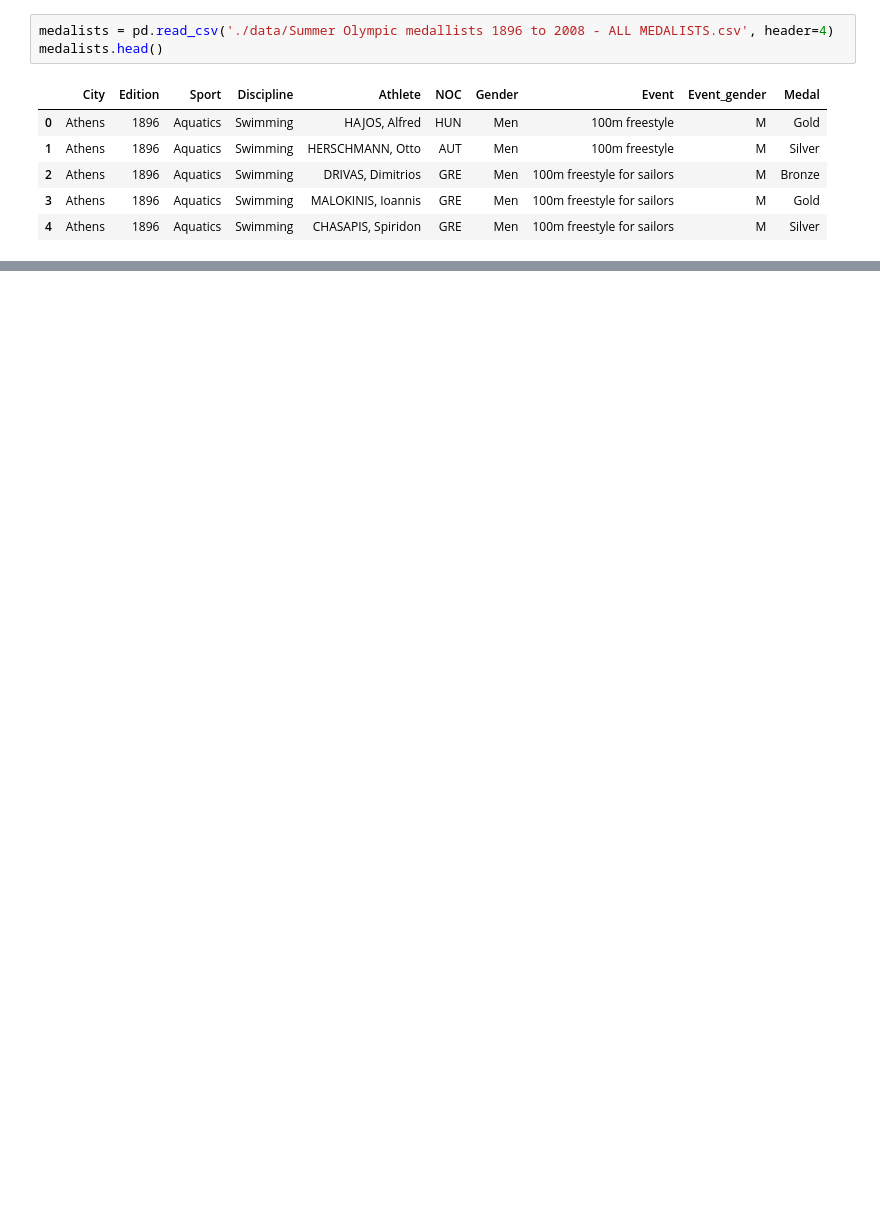
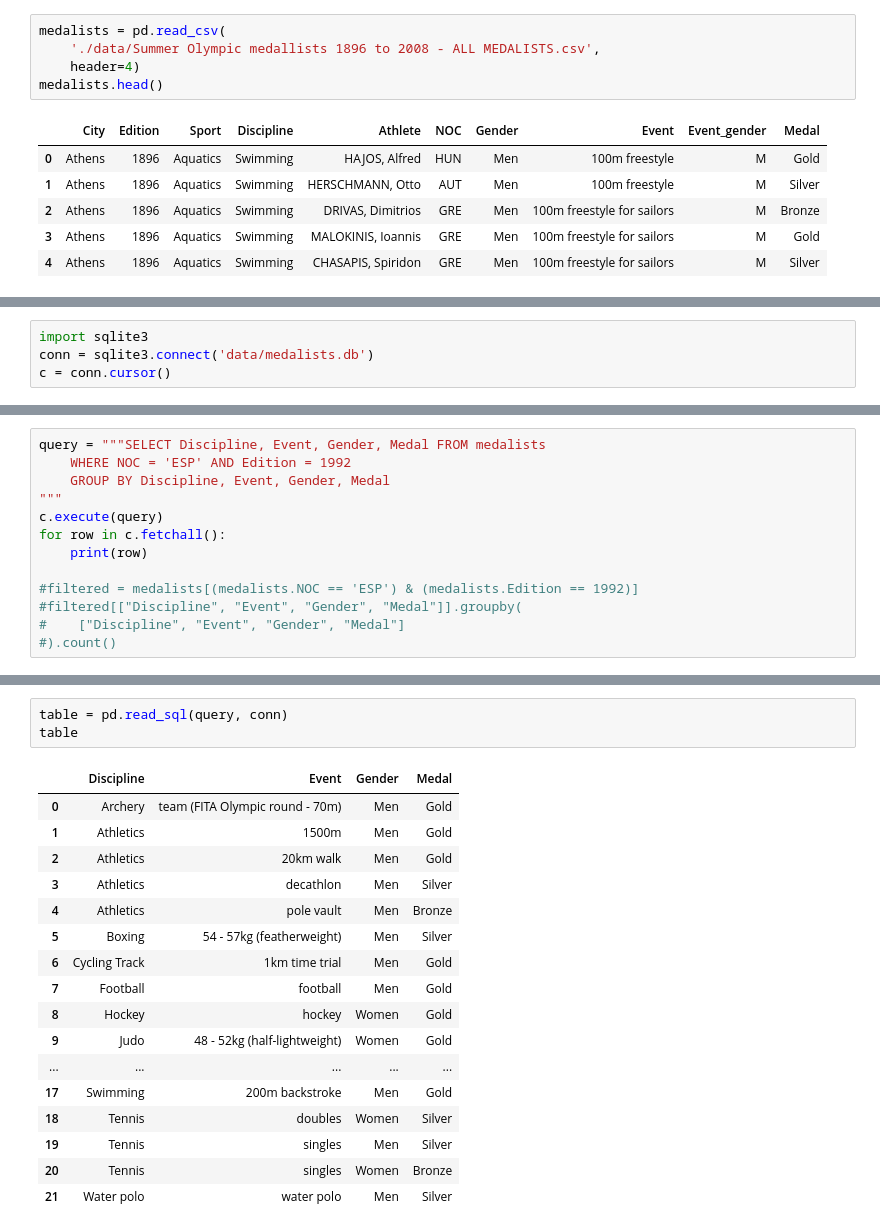
Before and after one commit to ekergy/jupyter_notebooks, a Jupyter notebook: curso/5-Pandas.ipynb, the cells around one changed output, grey strips where cells are left out. Saved outputs shown, nothing was run; the diff lists cells and outputs as text; blank space fills up the shorter version.

```diff
--- a/curso/5-Pandas.ipynb
+++ b/curso/5-Pandas.ipynb
@@ -68,7 +93,9 @@ trends[trends.Sport == "Trampolining"]
 # %% [markdown]
 Rosie McLennan (Canadá) ganó el oro femenino en gimnasia de trampolín
 # %%
-medalists = pd.read_csv('./data/Summer Olympic medallists 1896 to 2008 - ALL MEDALISTS.csv', header=4)
+medalists = pd.read_csv(
+    './data/Summer Olympic medallists 1896 to 2008 - ALL MEDALISTS.csv',
+    header=4)
 medalists.head()
 # %% [output]
 |  | City | Edition | Sport | Discipline | Athlete | NOC | Gender | Event | Event_gender | Medal |
@@ -116,0 +165,4 @@ timevol.plot(title='Número de medallistas')
+# %%
+import sqlite3
+conn = sqlite3.connect('data/medalists.db')
+c = conn.cursor()
@@ -116,0 +194,13 @@ timevol.plot(title='Número de medallistas')
+# %%
+query = """SELECT Discipline, Event, Gender, Medal FROM medalists
+    WHERE NOC = 'ESP' AND Edition = 1992
+    GROUP BY Discipline, Event, Gender, Medal
+"""
+c.execute(query)
+for row in c.fetchall():
+    print(row)
+
+#filtered = medalists[(medalists.NOC == 'ESP') & (medalists.Edition == 1992)]
+#filtered[["Discipline", "Event", "Gender", "Medal"]].groupby(
+#    ["Discipline", "Event", "Gender", "Medal"]
+#).count()
@@ -116,0 +225,21 @@ timevol.plot(title='Número de medallistas')
+# %%
+table = pd.read_sql(query, conn)
+table
+# %% [output]
+|  | Discipline | Event | Gender | Medal |
+| 0 | Archery | team (FITA Olympic round - 70m) | Men | Gold |
+| 1 | Athletics | 1500m | Men | Gold |
+| 2 | Athletics | 20km walk | Men | Gold |
+| 3 | Athletics | decathlon | Men | Silver |
+| 4 | Athletics | pole vault | Men | Bronze |
+| 5 | Boxing | 54 - 57kg (featherweight) | Men | Silver |
+| 6 | Cycling Track | 1km time trial | Men | Gold |
+| 7 | Football | football | Men | Gold |
+| 8 | Hockey | hockey | Women | Gold |
+| 9 | Judo | 48 - 52kg (half-lightweight) | Women | Gold |
+| ... | ... | ... | ... | ... |
+| 17 | Swimming | 200m backstroke | Men | Gold |
+| 18 | Tennis | doubles | Women | Silver |
+| 19 | Tennis | singles | Men | Silver |
+| 20 | Tennis | singles | Women | Bronze |
+| 21 | Water polo | water polo | Men | Silver |
```
Also changed, not shown: parts of 21 cells of this notebook, 3 other files.
